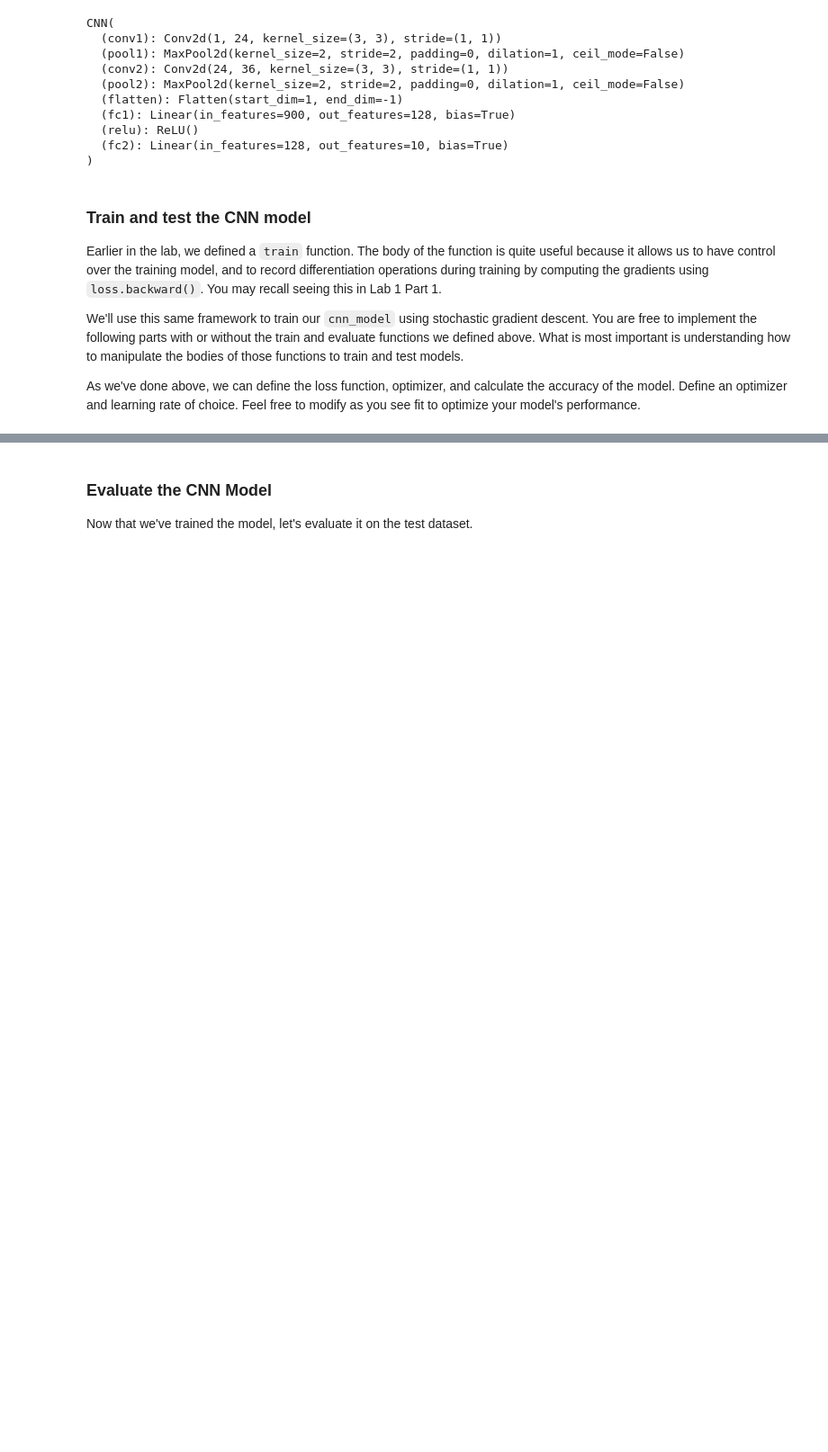
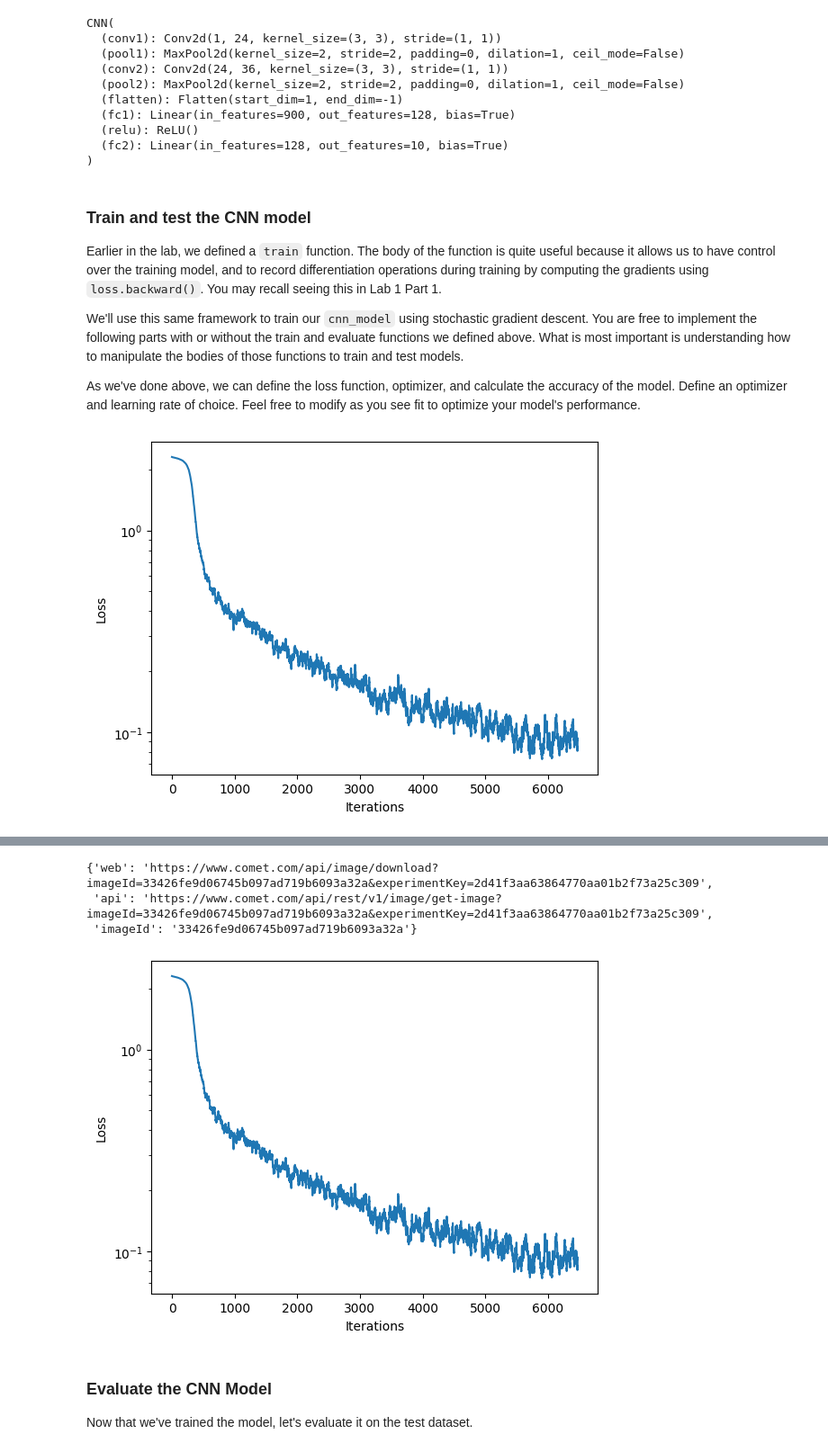
Before and after one commit to Rewindding/introtodeeplearning, a Jupyter notebook: lab2/PT_Part1_MNIST.ipynb, the cells around one changed output, grey strips where cells are left out. Shown: that part at 90% size. Cells and saved outputs as stored; diff of their text form; code cells hidden in the pictures; blank space fills up the shorter version.

```diff
--- a/lab2/PT_Part1_MNIST.ipynb
+++ b/lab2/PT_Part1_MNIST.ipynb
@@ -444,8 +442,8 @@ batch_size = 64
 epochs = 7
 optimizer = optim.SGD(cnn_model.parameters(), lr=1e-2)
 
-# TODO: instantiate the cross entropy loss function
-loss_function = # TODO
+# instantiate the cross entropy loss function
+loss_function = nn.CrossEntropyLoss()
 
 # Redefine trainloader with new batch size parameter (tweak as see fit if optimizing)
 trainset_loader = DataLoader(train_dataset, batch_size=batch_size, shuffle=True)
@@ -470,36 +468,41 @@ for epoch in range(epochs):
 
     # First grab a batch of training data which our data loader returns as a tensor
     for idx, (images, labels) in enumerate(tqdm(trainset_loader)):
         images, labels = images.to(device), labels.to(device)
 
         # Forward pass
-        # TODO: feed the images into the model and obtain the predictions
-        logits = # TODO
+        # feed the images into the model and obtain the predictions
+        logits = cnn_model(images)
 
-        # TODO: compute the categorical cross entropy loss using the predicted logits
-        loss = # TODO
+        # compute the categorical cross entropy loss using the predicted logits
+        loss = loss_function(logits,labels)
 
         # Get the loss and log it to comet and the loss_history record
         loss_value = loss.item()
         comet_model_2.log_metric("loss", loss_value, step=idx)
         loss_history.append(loss_value) # append the loss to the loss_history record
         plotter.plot(loss_history.get())
 
         # Backpropagation/backward pass
-        '''TODO: Compute gradients for all model parameters and propagate backwads
-            to update model parameters. remember to reset your optimizer!'''
+        #'''TODO: Compute gradients for all model parameters and propagate backwads
+            #to update model parameters. remember to reset your optimizer!'''
         # TODO: reset optimizer
+        optimizer.zero_grad()
         # TODO: compute gradients
+        loss.backward()
         # TODO: update model parameters
+        optimizer.step()
 
         # Get the prediction and tally metrics
         predicted = torch.argmax(logits, dim=1)
         correct_pred += (predicted == labels).sum().item()
         total_pred += labels.size(0)
 
     # Compute metrics
     total_epoch_loss = total_loss / total_pred
     epoch_accuracy = correct_pred / total_pred
     print(f"Epoch {epoch + 1}, Loss: {total_epoch_loss}, Accuracy: {epoch_accuracy:.4f}")
 
 comet_model_2.log_figure(figure=plt)
+# %% [output]
+[figure, added]
@@ -506,3 +510,7 @@ comet_model_2.log_figure(figure=plt)
+{'web': 'https://www.comet.com/api/image/download?imageId=33426fe9d06745b097ad719b6093a32a&experimentKey=2d41f3aa63864770aa01b2f73a25c309',
+ 'api': 'https://www.comet.com/api/rest/v1/image/get-image?imageId=33426fe9d06745b097ad719b6093a32a&experimentKey=2d41f3aa63864770aa01b2f73a25c309',
+ 'imageId': '33426fe9d06745b097ad719b6093a32a'}
+[figure, added]
 # %% [markdown]
 ### Evaluate the CNN Model
 
```
Also changed, not shown: parts of 6 cells of this notebook.
